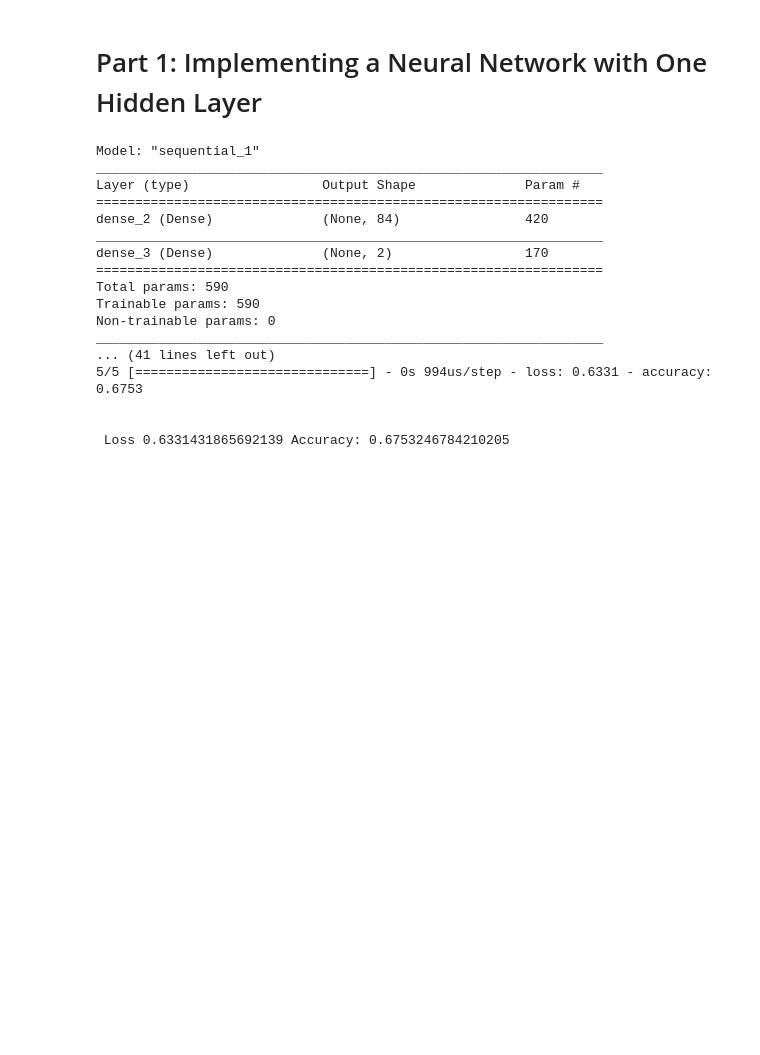
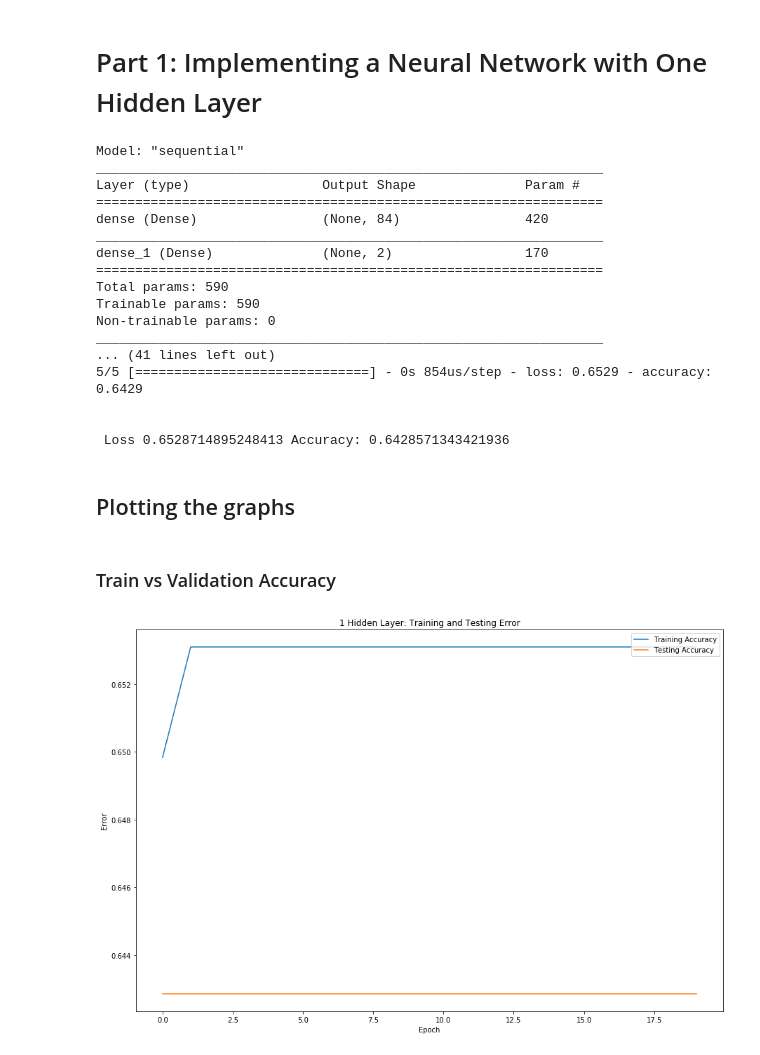
Before and after one commit to Aritra-Paul/neural-network, a Jupyter notebook: cse474_assignment2.ipynb, the cells around one changed output. Cells and saved outputs as stored; diff of their text form; code cells hidden in the pictures; blank space fills up the shorter version.

```diff
--- a/cse474_assignment2.ipynb
+++ b/cse474_assignment2.ipynb
@@ -101,8 +101,8 @@ Ytest = Ytest.transpose()
 #Xtest.shape
 # %%
 ##Normalizing the data
-Xtr_norm = pp.normalize(Xtrain, norm ='l2')
-Xte_norm = pp.normalize(Xtest, norm ='l2')
+Xtrain = pp.normalize(Xtrain, norm ='l2')
+Xtest = pp.normalize(Xtest, norm ='l2')
 
 Ytrain = pp.normalize(Ytrain, norm ='l2')
 Ytest = pp.normalize(Ytest, norm ='l2')
@@ -113,8 +113,10 @@ Ytest = pp.normalize(Ytest, norm ='l2')
 # Creating the model.
 model = Sequential()
 
-# Adding layers to the model using Dense(#neurons/features?, activation func, dimensions of the input layer)
+# Adding layers to the model using Dense(#neurons, activation func, dimensions of the input layer)
 model.add(Dense(84, activation='relu', input_dim=4))  # Hidden layer.
+
+#Using sigmoid because it's a binary classification
 model.add(Dense(2, activation='sigmoid'))  # Output layer.
 visualizer(model, format='png', view=True)
 
@@ -129,20 +131,38 @@ history = model.fit(Xtrain, to_categorical(Ytrain),
 loss, accuracy = model.evaluate(Xtest, to_categorical(Ytest))
 print('\n\n Loss', loss, 'Accuracy:', accuracy)
 # %% [output]
-Model: "sequential_1"
+Model: "sequential"
 _________________________________________________________________
 Layer (type)                 Output Shape              Param #
 =================================================================
-dense_2 (Dense)              (None, 84)                420
+dense (Dense)                (None, 84)                420
 _________________________________________________________________
-dense_3 (Dense)              (None, 2)                 170
+dense_1 (Dense)              (None, 2)                 170
 =================================================================
 Total params: 590
 Trainable params: 590
 Non-trainable params: 0
 _________________________________________________________________
 ... (41 lines left out)
-5/5 [==============================] - 0s 994us/step - loss: 0.6331 - accuracy: 0.6753
+5/5 [==============================] - 0s 854us/step - loss: 0.6529 - accuracy: 0.6429
 
 
- Loss 0.6331431865692139 Accuracy: 0.6753246784210205
+ Loss 0.6528714895248413 Accuracy: 0.6428571343421936
+# %% [markdown]
+## Plotting the graphs
+# %% [markdown]
+### Train vs Validation Accuracy
+# %%
+# Plot the accuracy and loss.
+
+# Accuracy
+plt.figure(figsize=(15, 10))
+plt.plot(history.history['accuracy'])
+plt.plot(history.history['val_accuracy'])
+plt.title('1 Hidden Layer: Training and Testing Error')
+plt.ylabel('Error')
+plt.xlabel('Epoch')
+plt.legend(['Training Accuracy', 'Testing Accuracy'], loc='upper right')
+plt.show()
+# %% [output]
+[figure, added]
```
Also changed, not shown: parts of 9 cells of this notebook, 2 other files.
